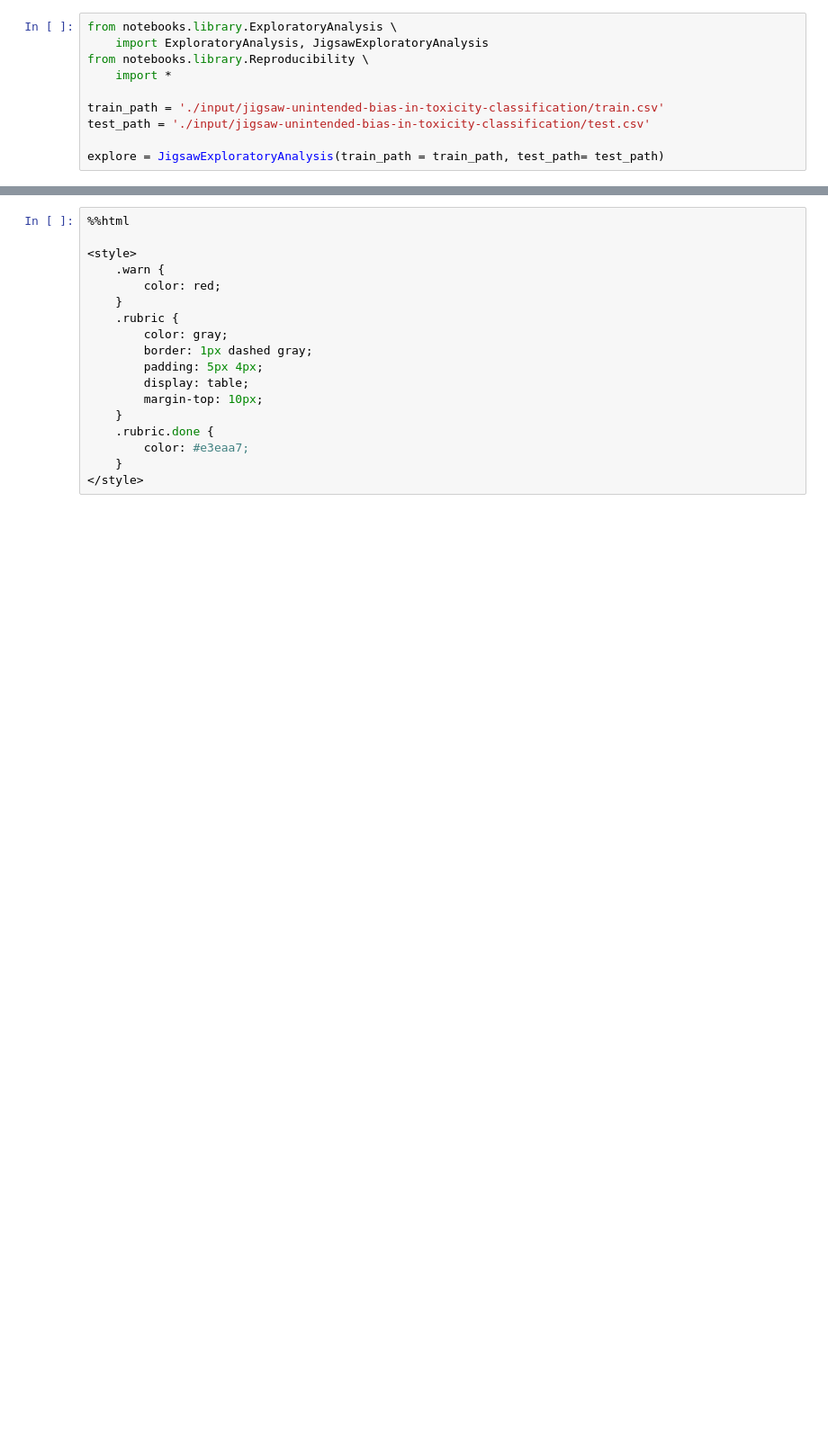
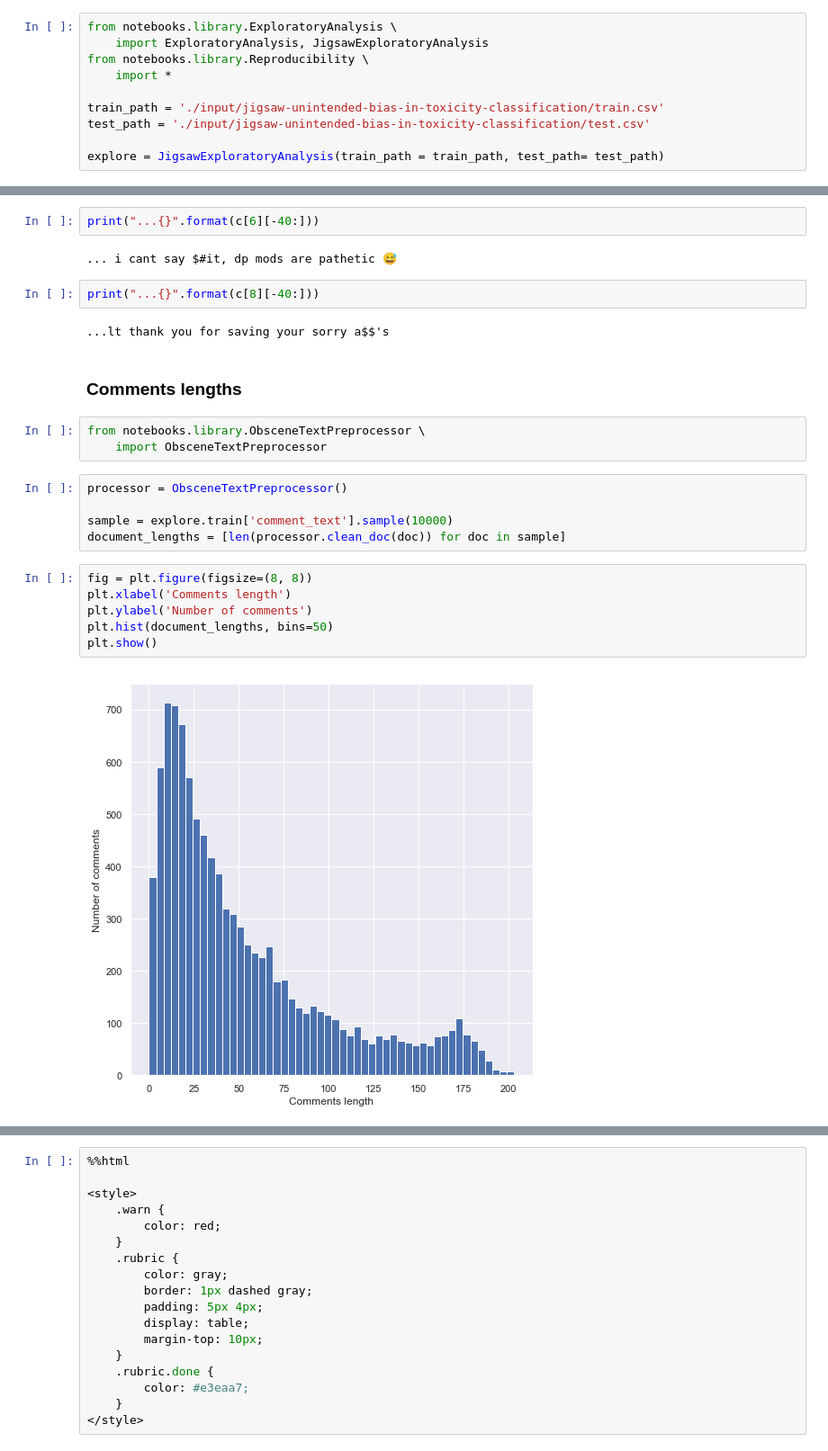
Before and after one commit to gromag/Machine-Learning-Engineer-Capstone-Project-Udacity, a Jupyter notebook: Captone Project.ipynb, the cells around one changed output, grey strips where cells are left out. Shown at 90% size. Drawn from its saved outputs; the diff is of its cells as text; blank space fills up the shorter version.

```diff
--- a/Captone Project.ipynb
+++ b/Captone Project.ipynb
@@ -124,0 +222,26 @@ explore.describe_train()[["target"]]
+# %%
+print("...{}".format(c[6][-40:]))
+# %% [output]
+... i cant say $#it, dp mods are pathetic 😅
+# %%
+print("...{}".format(c[8][-40:]))
+# %% [output]
+...lt thank you for saving your sorry a$$'s
+# %% [markdown]
+### Comments lengths
+# %%
+from notebooks.library.ObsceneTextPreprocessor \
+    import ObsceneTextPreprocessor
+# %%
+processor = ObsceneTextPreprocessor()
+
+sample = explore.train['comment_text'].sample(10000)
+document_lengths = [len(processor.clean_doc(doc)) for doc in sample]
+# %%
+fig = plt.figure(figsize=(8, 8))
+plt.xlabel('Comments length')
+plt.ylabel('Number of comments')
+plt.hist(document_lengths, bins=50)
+plt.show()
+# %% [output]
+[figure, added]
```
Also changed, not shown: parts of 24 cells of this notebook.
